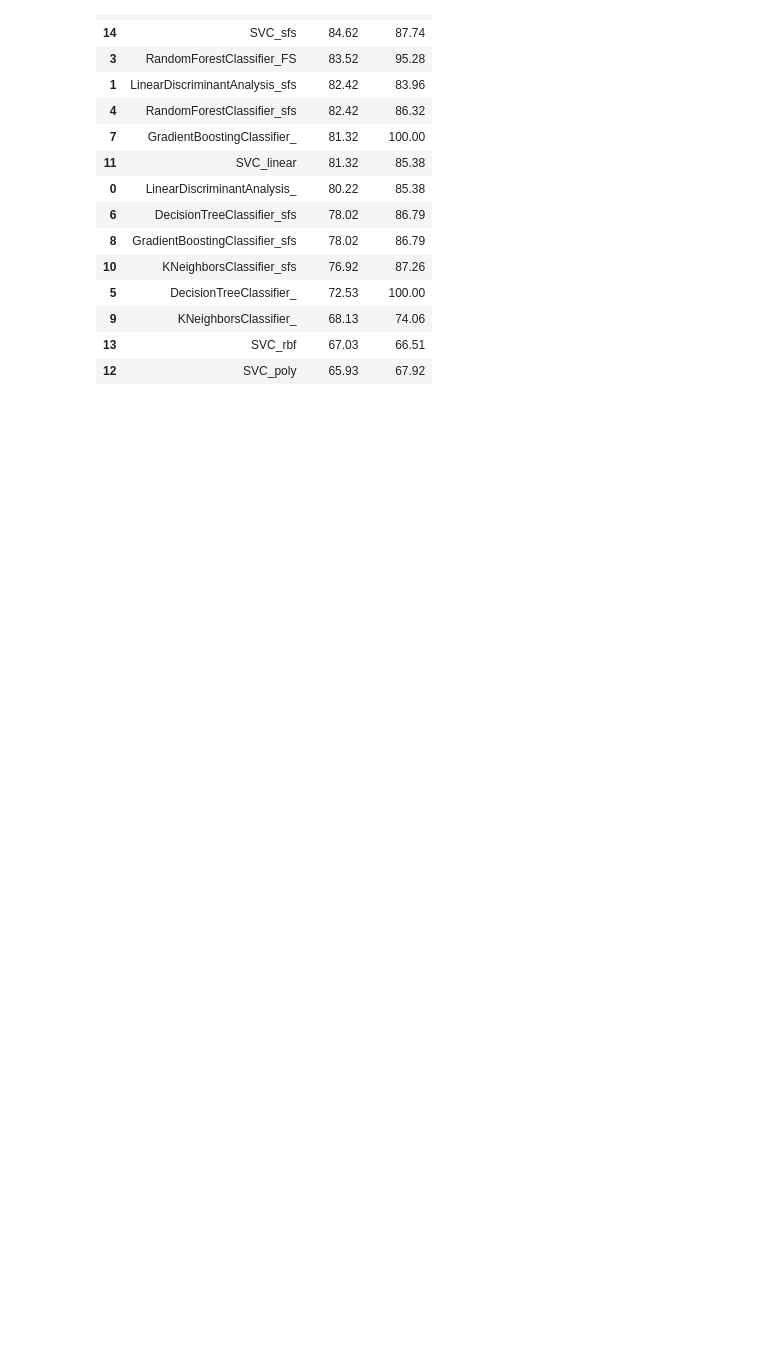
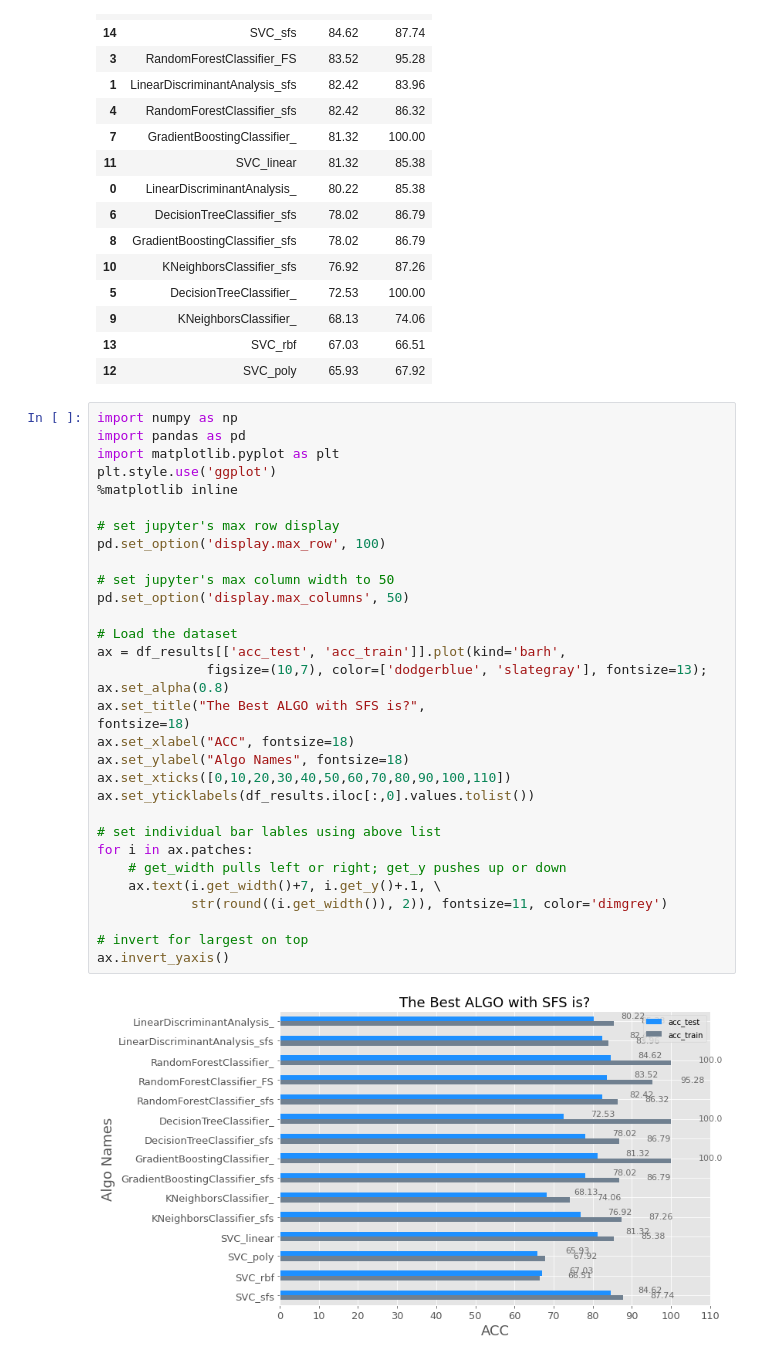
Before and after one commit to onlyabhilash/NLP-Heart-Failure-Prediction, a Jupyter notebook: Heart_Disease_UCI_FeatureEngg.ipynb, the cells around one changed output. Saved outputs shown, nothing was run; the diff lists cells and outputs as text; blank space fills up the shorter version.

```diff
--- a/Heart_Disease_UCI_FeatureEngg.ipynb
+++ b/Heart_Disease_UCI_FeatureEngg.ipynb
@@ -713,3 +713,37 @@ df_results.sort_values('acc_test',ascending=False)
 | 9 | KNeighborsClassifier_ | 68.13 | 74.06 |
 | 13 | SVC_rbf | 67.03 | 66.51 |
 | 12 | SVC_poly | 65.93 | 67.92 |
+# %%
+import numpy as np
+import pandas as pd
+import matplotlib.pyplot as plt
+plt.style.use('ggplot')
+%matplotlib inline
+
+# set jupyter's max row display
+pd.set_option('display.max_row', 100)
+
+# set jupyter's max column width to 50
+pd.set_option('display.max_columns', 50)
+
+# Load the dataset
+ax = df_results[['acc_test', 'acc_train']].plot(kind='barh',
+              figsize=(10,7), color=['dodgerblue', 'slategray'], fontsize=13);
+ax.set_alpha(0.8)
+ax.set_title("The Best ALGO with SFS is?",
+fontsize=18)
+ax.set_xlabel("ACC", fontsize=18)
+ax.set_ylabel("Algo Names", fontsize=18)
+ax.set_xticks([0,10,20,30,40,50,60,70,80,90,100,110])
+ax.set_yticklabels(df_results.iloc[:,0].values.tolist())
+
+# set individual bar lables using above list
+for i in ax.patches:
+    # get_width pulls left or right; get_y pushes up or down
+    ax.text(i.get_width()+7, i.get_y()+.1, \
+            str(round((i.get_width()), 2)), fontsize=11, color='dimgrey')
+
+# invert for largest on top
+ax.invert_yaxis()
+# %% [output]
+[figure, added]
```
Also changed, not shown: parts of 2 cells of this notebook.
